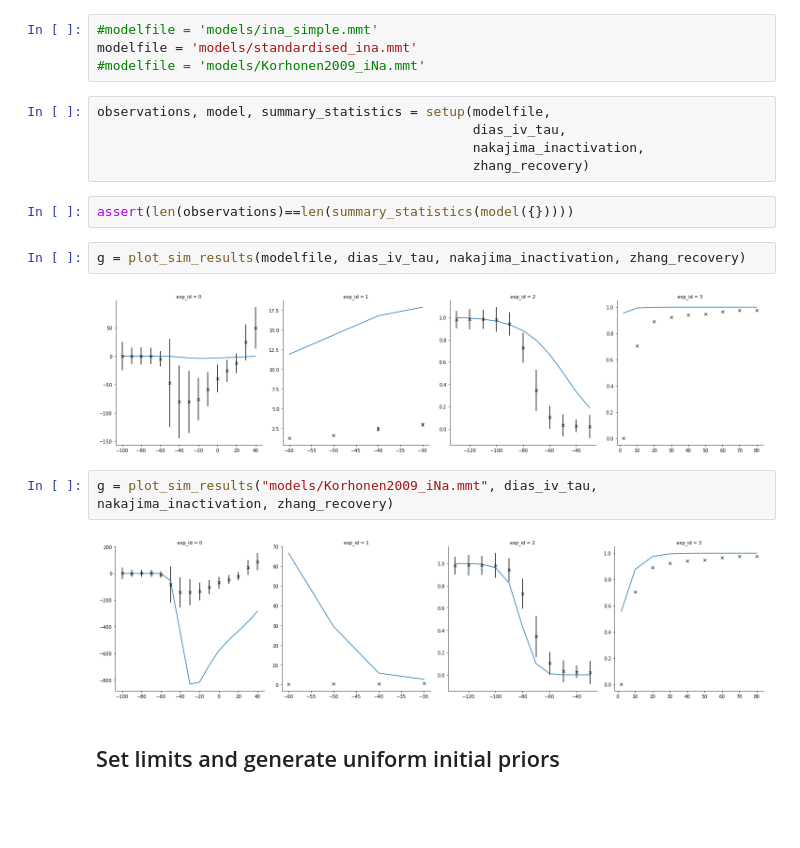
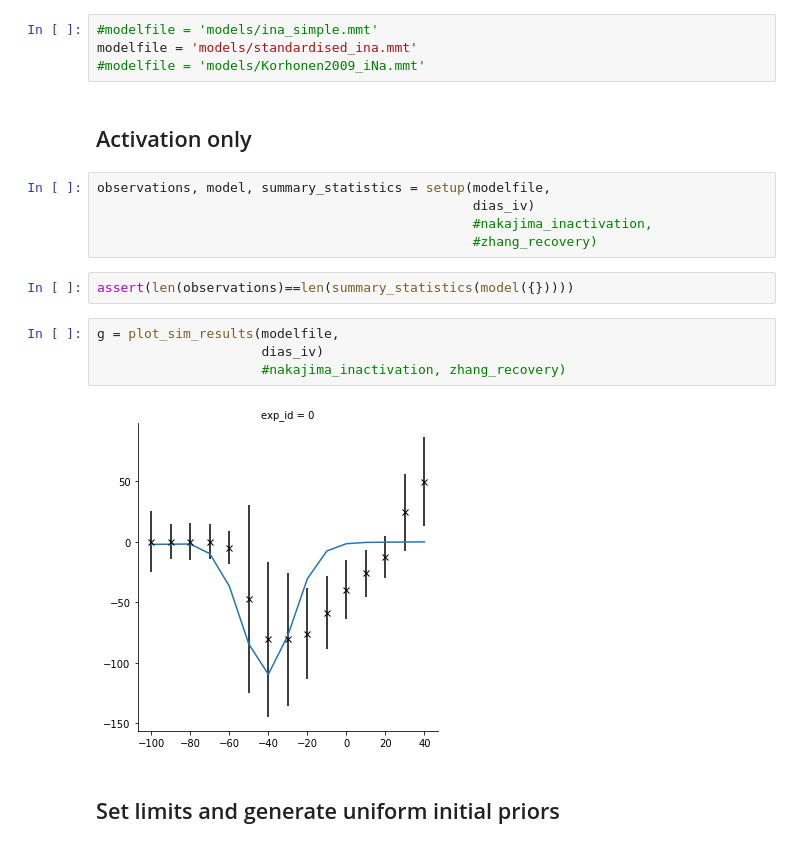
Before and after one commit to charleshouston/ion-channel-ABC, a Jupyter notebook: docs/examples/hl1/hl1-ina.ipynb, the cells around one changed output. Cells and saved outputs as stored; diff of their text form; blank space fills up the shorter version.

```diff
--- a/docs/examples/hl1/hl1-ina.ipynb
+++ b/docs/examples/hl1/hl1-ina.ipynb
@@ -13,20 +16,20 @@ from ionchannelABC import plot_sim_results
 #modelfile = 'models/ina_simple.mmt'
 modelfile = 'models/standardised_ina.mmt'
 #modelfile = 'models/Korhonen2009_iNa.mmt'
+# %% [markdown]
+## Activation only
 # %%
 observations, model, summary_statistics = setup(modelfile,
-                                                dias_iv_tau,
-                                                nakajima_inactivation,
-                                                zhang_recovery)
+                                                dias_iv)
+                                                #nakajima_inactivation,
+                                                #zhang_recovery)
 # %%
 assert(len(observations)==len(summary_statistics(model({}))))
 # %%
-g = plot_sim_results(modelfile, dias_iv_tau, nakajima_inactivation, zhang_recovery)
+g = plot_sim_results(modelfile,
+                     dias_iv)
+                     #nakajima_inactivation, zhang_recovery)
 # %% [output]
-[figure, old version]
+[figure, new version]
-# %%
-g = plot_sim_results("models/Korhonen2009_iNa.mmt", dias_iv_tau, nakajima_inactivation, zhang_recovery)
-# %% [output]
-[figure, removed]
 # %% [markdown]
 ## Set limits and generate uniform initial priors
```
Also changed, not shown: parts of 68 cells of this notebook, 10 other files.
